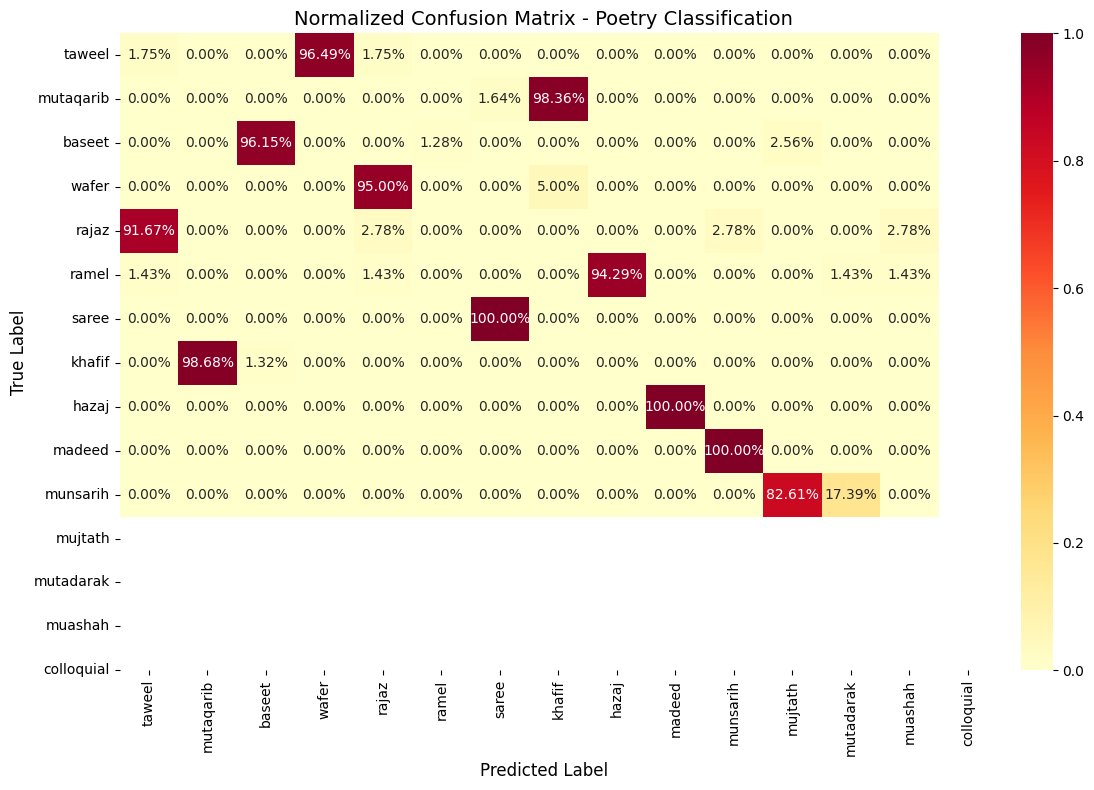
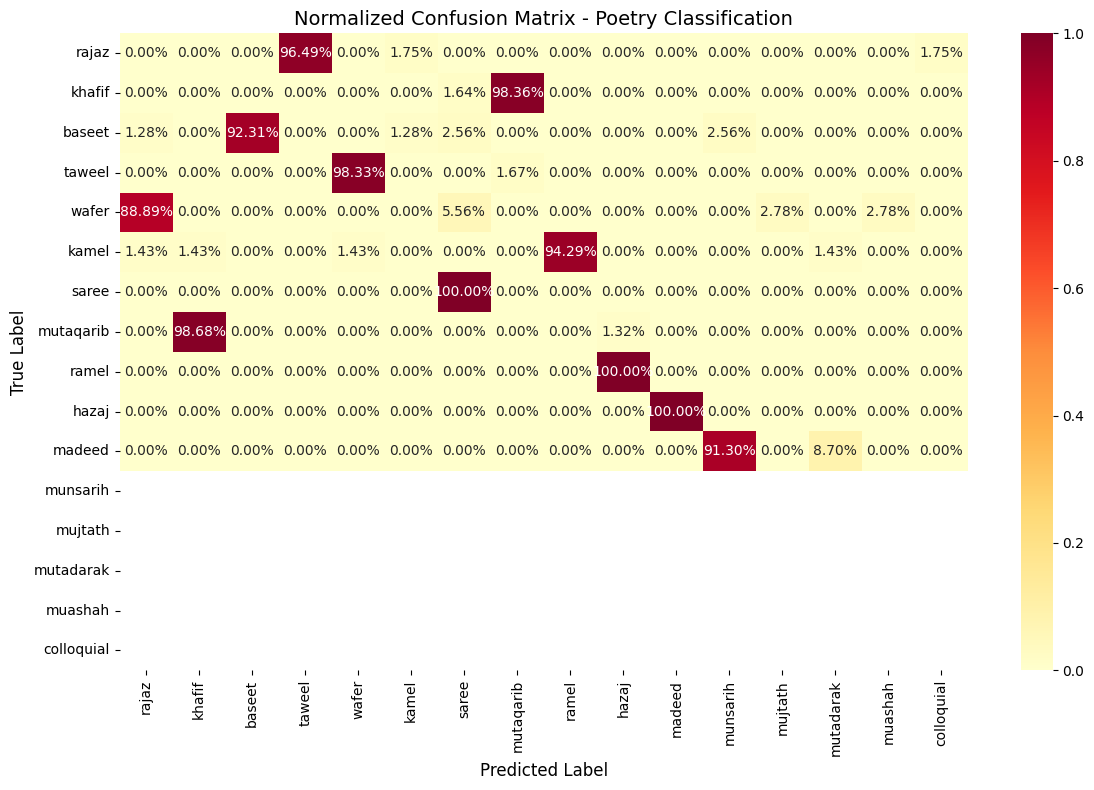
The change to this notebook cell's code, shown as a diff; its figure went from the first image to the second:
--- before
+++ after
@@ -13,5 +13,5 @@
 
 plt.figure(figsize=(12, 8))
-sns.heatmap(cm_normalized, annot=True, fmt='.2%', cmap='YlOrRd',xticklabels=unique_namesf,yticklabels=unique_namesf,vmin=0, vmax=1)
+sns.heatmap(cm_normalized, annot=True, fmt='.2%', cmap='YlOrRd',xticklabels=unique_names,yticklabels=unique_names,vmin=0, vmax=1)
 plt.xlabel('Predicted Label', fontsize=12)
 plt.ylabel('True Label', fontsize=12)

Commit: code working - reogranized files